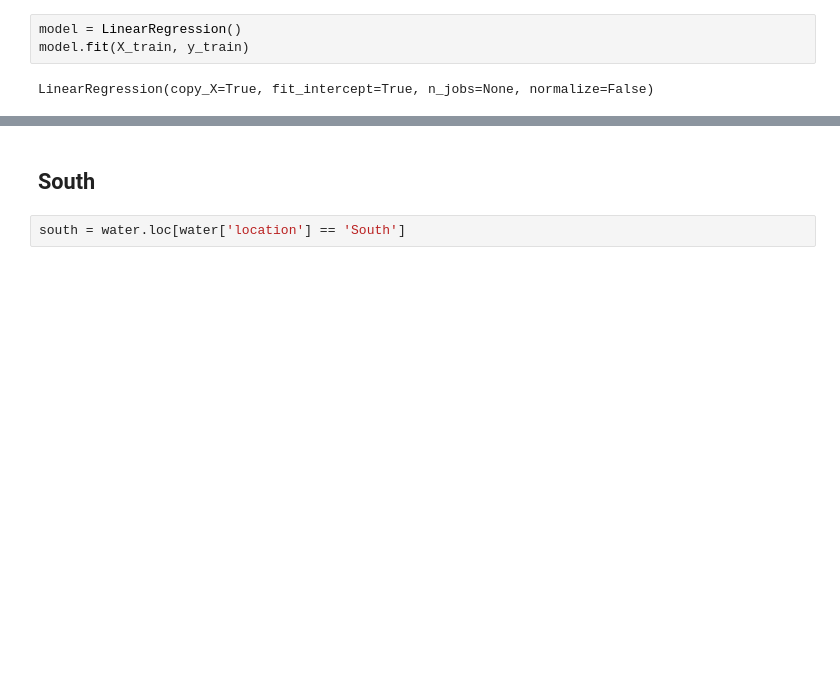
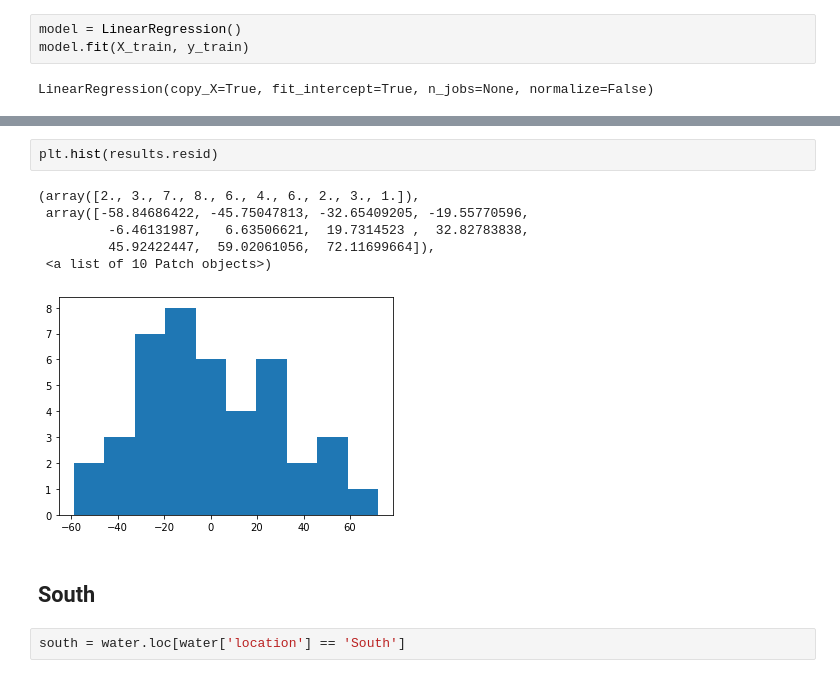
Before and after one commit to ik54721/netology-python-course, a Jupyter notebook: lesson-18/lesson-18.ipynb, the cells around one changed output, grey strips where cells are left out. Drawn from its saved outputs; the diff is of its cells as text; blank space fills up the shorter version.

```diff
--- a/lesson-18/lesson-18.ipynb
+++ b/lesson-18/lesson-18.ipynb
@@ -113,3 +125,12 @@ plt.plot(X_test, y_pred, c='r')
+# %%
+plt.hist(results.resid)
+# %% [output]
+(array([2., 3., 7., 8., 6., 4., 6., 2., 3., 1.]),
+ array([-58.84686422, -45.75047813, -32.65409205, -19.55770596,
+         -6.46131987,   6.63506621,  19.7314523 ,  32.82783838,
+         45.92422447,  59.02061056,  72.11699664]),
+ <a list of 10 Patch objects>)
+[figure, added]
 # %% [markdown]
 ## South
 # %%
```
Also changed, not shown: parts of 26 cells of this notebook.
